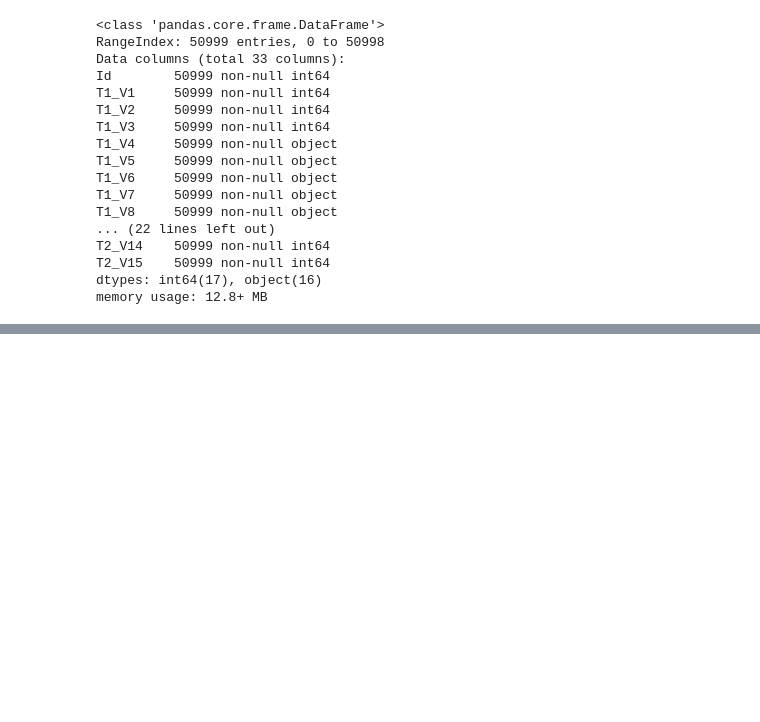
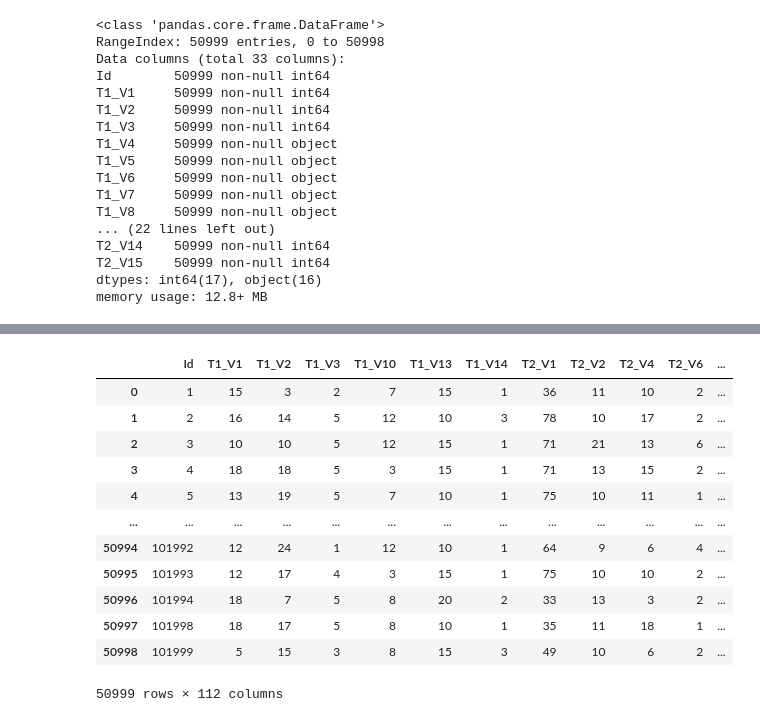
Before and after one commit to DsStudentSid/InitialPaythonAssignments, a Jupyter notebook: Untitled2.ipynb, the cells around one changed output, grey strips where cells are left out. Cells and saved outputs as stored; diff of their text form; code cells hidden in the pictures; blank space fills up the shorter version.

```diff
--- a/Untitled2.ipynb
+++ b/Untitled2.ipynb
@@ -128,3 +155,19 @@ XHazardDropDF_new.describe()
+# %%
+HazardDropDF_new
+# %% [output]
+|  | Id | T1_V1 | T1_V2 | T1_V3 | T1_V10 | T1_V13 | T1_V14 | T2_V1 | T2_V2 | T2_V4 | T2_V6 | ... |
+| 0 | 1 | 15 | 3 | 2 | 7 | 15 | 1 | 36 | 11 | 10 | 2 | ... |
+| 1 | 2 | 16 | 14 | 5 | 12 | 10 | 3 | 78 | 10 | 17 | 2 | ... |
+| 2 | 3 | 10 | 10 | 5 | 12 | 15 | 1 | 71 | 21 | 13 | 6 | ... |
+| 3 | 4 | 18 | 18 | 5 | 3 | 15 | 1 | 71 | 13 | 15 | 2 | ... |
+| 4 | 5 | 13 | 19 | 5 | 7 | 10 | 1 | 75 | 10 | 11 | 1 | ... |
+| ... | ... | ... | ... | ... | ... | ... | ... | ... | ... | ... | ... | ... |
+| 50994 | 101992 | 12 | 24 | 1 | 12 | 10 | 1 | 64 | 9 | 6 | 4 | ... |
+| 50995 | 101993 | 12 | 17 | 4 | 3 | 15 | 1 | 75 | 10 | 10 | 2 | ... |
+| 50996 | 101994 | 18 | 7 | 5 | 8 | 20 | 2 | 33 | 13 | 3 | 2 | ... |
+| 50997 | 101998 | 18 | 17 | 5 | 8 | 10 | 1 | 35 | 11 | 18 | 1 | ... |
+| 50998 | 101999 | 5 | 15 | 3 | 8 | 15 | 3 | 49 | 10 | 6 | 2 | ... |
+50999 rows × 112 columns
 # %%
 #reduce dimension
 #scale the X_new data
```
Also changed, not shown: parts of 6 cells of this notebook.
